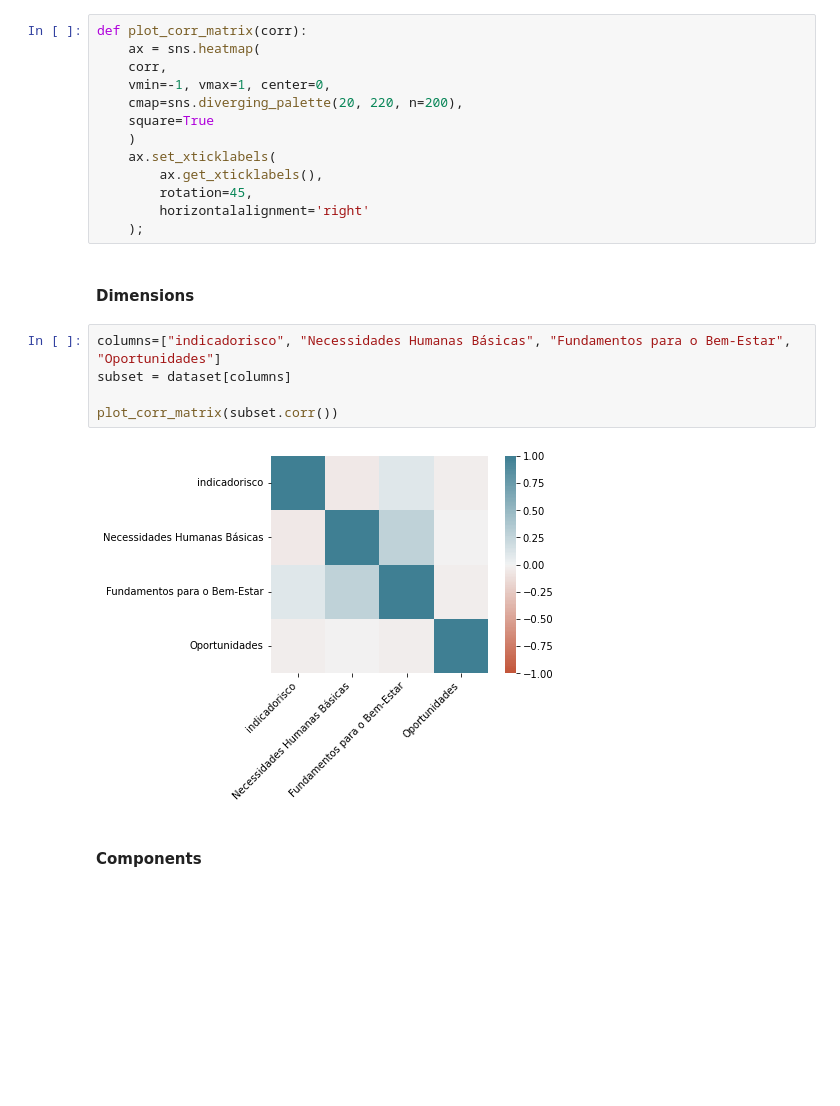
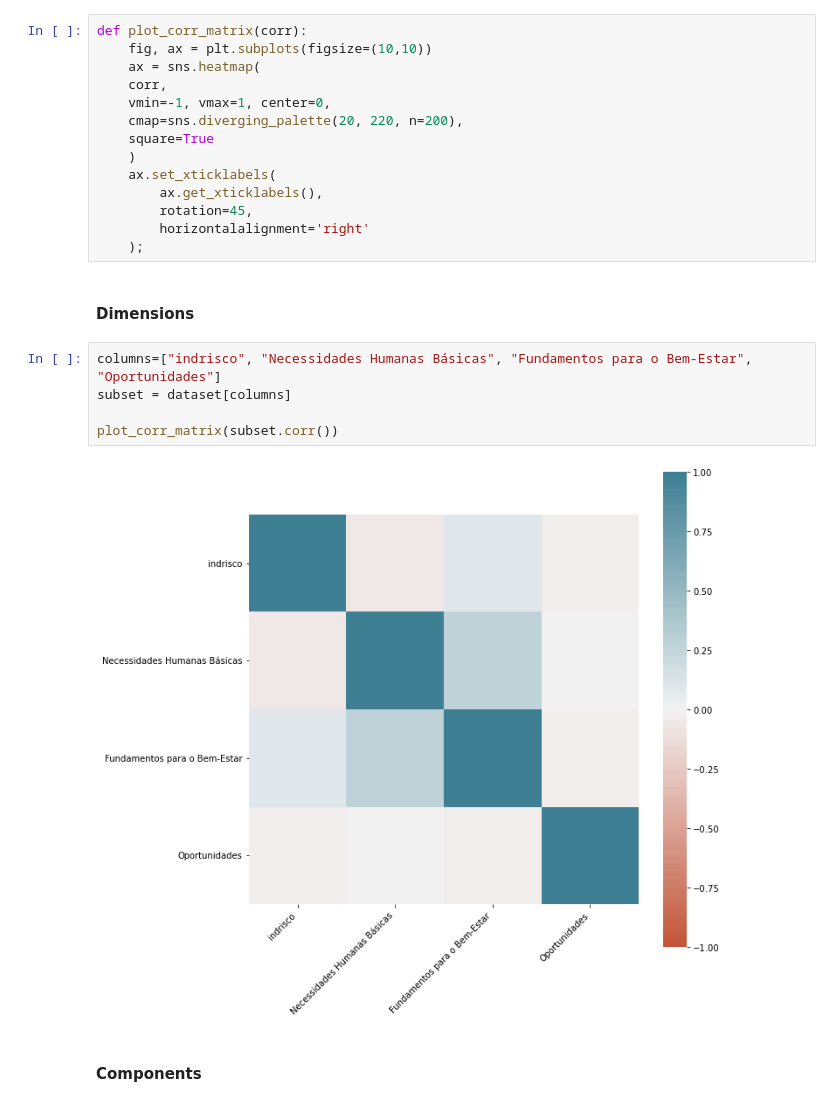
Before and after one commit to faustofcjr/amazon-social-progress, a Jupyter notebook: 03_data_exploration_indicadorisco.ipynb, the cells around one changed output. Saved outputs shown, nothing was run; the diff lists cells and outputs as text; blank space fills up the shorter version.

Commit message:
increase exploration and visualization data.

```diff
--- a/03_data_exploration_indicadorisco.ipynb
+++ b/03_data_exploration_indicadorisco.ipynb
@@ -125,6 +125,7 @@ plot_top_hotspot(dataset, how_many=20, ascending=False)
 ### Correlation Matrix plots
 # %%
 def plot_corr_matrix(corr):
+    fig, ax = plt.subplots(figsize=(10,10))
     ax = sns.heatmap(
     corr,
     vmin=-1, vmax=1, center=0,
@@ -139,12 +140,12 @@ def plot_corr_matrix(corr):
 # %% [markdown]
 #### Dimensions
 # %%
-columns=["indicadorisco", "Necessidades Humanas Básicas", "Fundamentos para o Bem-Estar", "Oportunidades"]
+columns=["indrisco", "Necessidades Humanas Básicas", "Fundamentos para o Bem-Estar", "Oportunidades"]
 subset = dataset[columns]
 
 plot_corr_matrix(subset.corr())
 # %% [output]
-[figure, old version]
+[figure, new version]
 # %% [markdown]
 #### Components
 # %%
```
Also changed, not shown: parts of 6 cells of this notebook, 5 other files.
